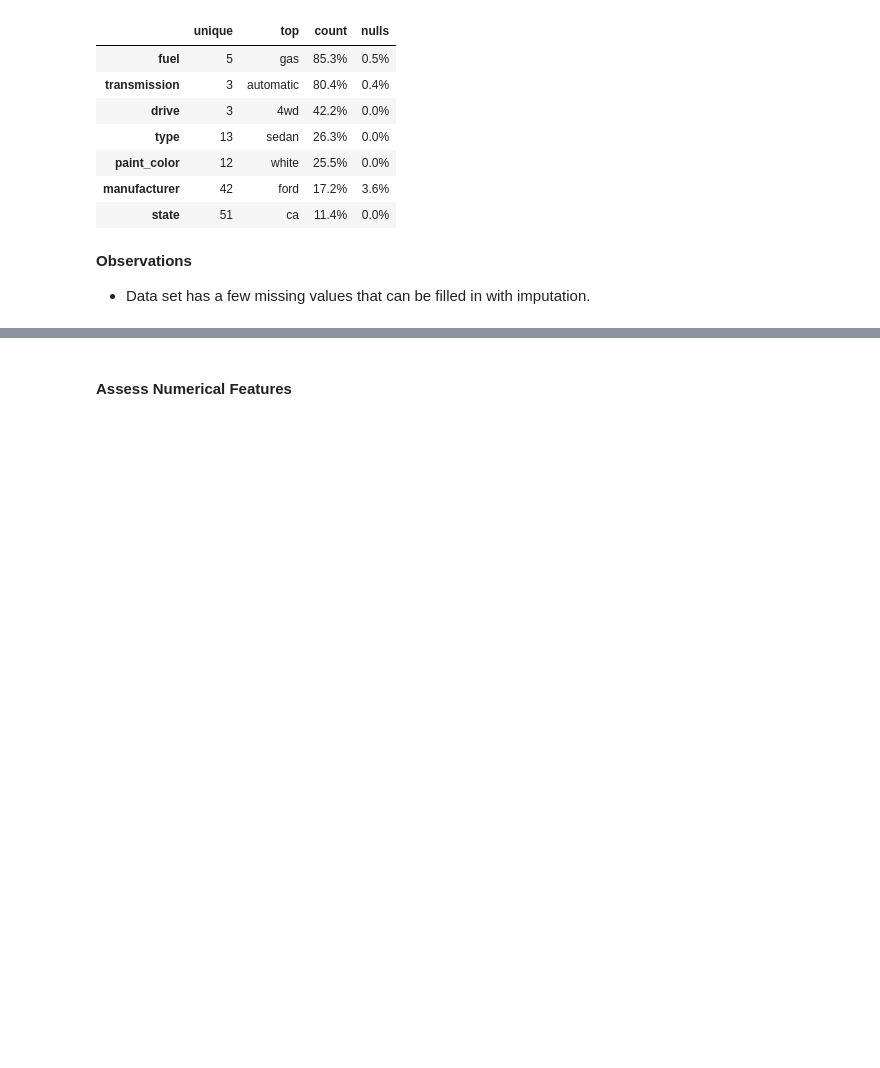
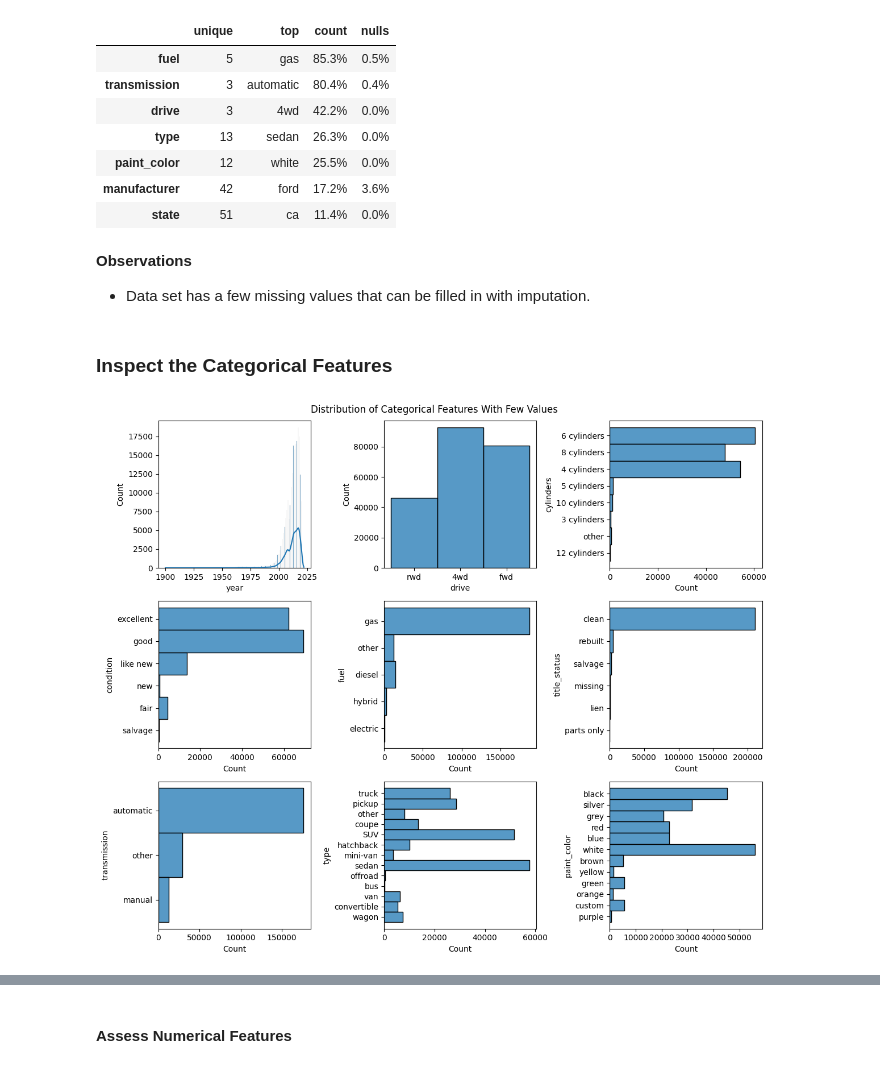
Before and after one commit to pasmith/ucb-mlai-mod-11, a Jupyter notebook: prompt_II.ipynb, the cells around one changed output, grey strips where cells are left out. Saved outputs shown, nothing was run; the diff lists cells and outputs as text; code cells hidden in the pictures; blank space fills up the shorter version.

```diff
--- a/prompt_II.ipynb
+++ b/prompt_II.ipynb
@@ -219,3 +219,30 @@ eval_categories(cars[cars.columns.drop(['cylinders', 'condition', 'title_status'
 # %% [markdown]
 **Observations**
 - Data set has a few missing values that can be filled in with imputation.
+# %% [markdown]
+### Inspect the Categorical Features
+# %%
+fig, ax = plt.subplots(3, 3, figsize=(12,10))
+
+sns.histplot(ax = ax[0][0], data=cars, x='year', kde=True)
+sns.histplot(ax = ax[0][1], data=cars, x='drive')
+sns.histplot(ax = ax[0][2], data=cars, y='cylinders')
+
+# sns.histplot(ax = ax[0][1], data=cars, x='price', kde=True)
+# sns.histplot(ax = ax[0][2], data=cars, x='odometer', kde=True)
+# sns.histplot(ax = ax[2][2], data=cars, y='size')
+
+sns.histplot(ax = ax[1][0], data=cars, y='condition')
+sns.histplot(ax = ax[1][1], data=cars, y='fuel')
+sns.histplot(ax = ax[1][2], data=cars, y='title_status')
+
+sns.histplot(ax = ax[2][0], data=cars, y='transmission')
+sns.histplot(ax = ax[2][1], data=cars, y='type')
+sns.histplot(ax = ax[2][2], data=cars, y='paint_color')
+
+fig.suptitle('Distribution of Categorical Features With Few Values')
+fig.tight_layout()
+plt.savefig('images/cat_features.png')
+plt.show()
+# %% [output]
+[figure, added]
```
Also changed, not shown: parts of 27 cells of this notebook, 9 other files.
